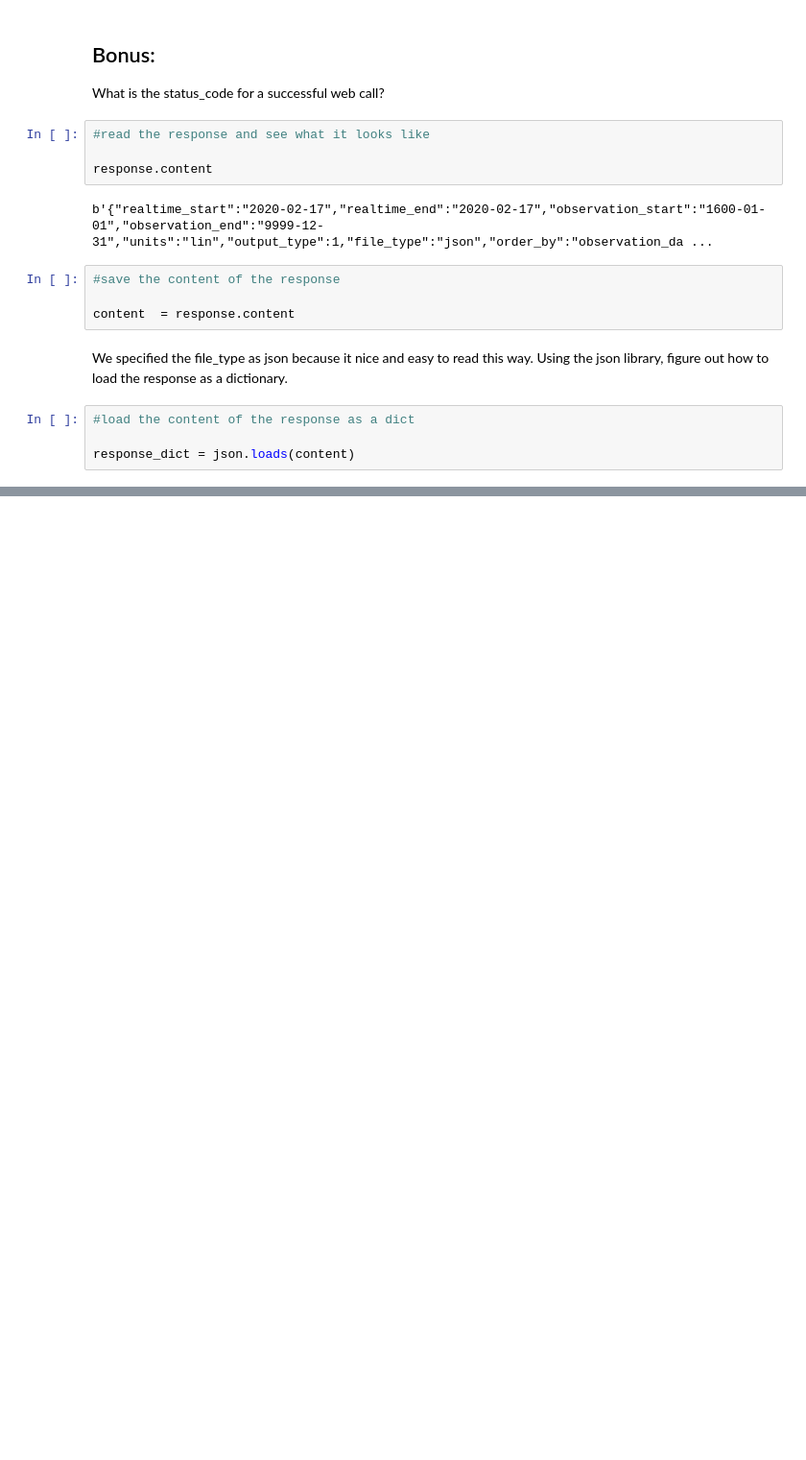
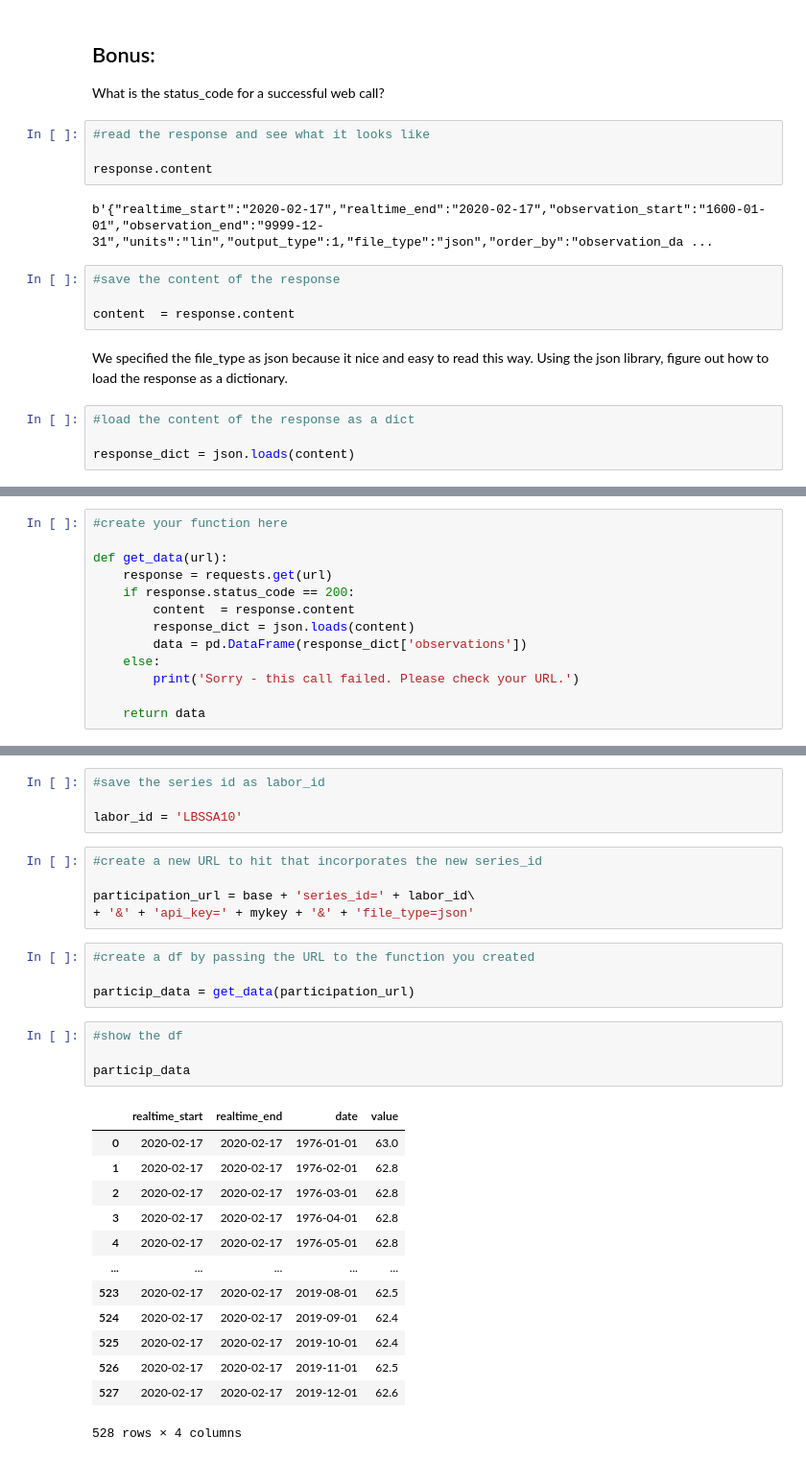
Before and after one commit to ZipCodeCore/DataEngineering.Labs.Libraries, a Jupyter notebook: Getting Data - Part 1/APIs.ipynb, the cells around one changed output, grey strips where cells are left out. Shown at 96% size. Saved outputs shown, nothing was run; the diff lists cells and outputs as text; blank space fills up the shorter version.

```diff
--- a/Getting Data - Part 1/APIs.ipynb
+++ b/Getting Data - Part 1/APIs.ipynb
@@ -108,0 +122,13 @@ data
+# %%
+#create your function here
+
+def get_data(url):
+    response = requests.get(url)
+    if response.status_code == 200:
+        content  = response.content
+        response_dict = json.loads(content)
+        data = pd.DataFrame(response_dict['observations'])
+    else:
+        print('Sorry - this call failed. Please check your URL.')
+
+    return data
@@ -108,0 +142,31 @@ data
+# %%
+#save the series id as labor_id
+
+labor_id = 'LBSSA10'
+# %%
+#create a new URL to hit that incorporates the new series_id
+
+participation_url = base + 'series_id=' + labor_id\
++ '&' + 'api_key=' + mykey + '&' + 'file_type=json'
+# %%
+#create a df by passing the URL to the function you created
+
+particip_data = get_data(participation_url)
+# %%
+#show the df
+
+particip_data
+# %% [output]
+|  | realtime_start | realtime_end | date | value |
+| 0 | 2020-02-17 | 2020-02-17 | 1976-01-01 | 63.0 |
+| 1 | 2020-02-17 | 2020-02-17 | 1976-02-01 | 62.8 |
+| 2 | 2020-02-17 | 2020-02-17 | 1976-03-01 | 62.8 |
+| 3 | 2020-02-17 | 2020-02-17 | 1976-04-01 | 62.8 |
+| 4 | 2020-02-17 | 2020-02-17 | 1976-05-01 | 62.8 |
+| ... | ... | ... | ... | ... |
+| 523 | 2020-02-17 | 2020-02-17 | 2019-08-01 | 62.5 |
+| 524 | 2020-02-17 | 2020-02-17 | 2019-09-01 | 62.4 |
+| 525 | 2020-02-17 | 2020-02-17 | 2019-10-01 | 62.4 |
+| 526 | 2020-02-17 | 2020-02-17 | 2019-11-01 | 62.5 |
+| 527 | 2020-02-17 | 2020-02-17 | 2019-12-01 | 62.6 |
+528 rows × 4 columns
```
Also changed, not shown: parts of 15 cells of this notebook.
